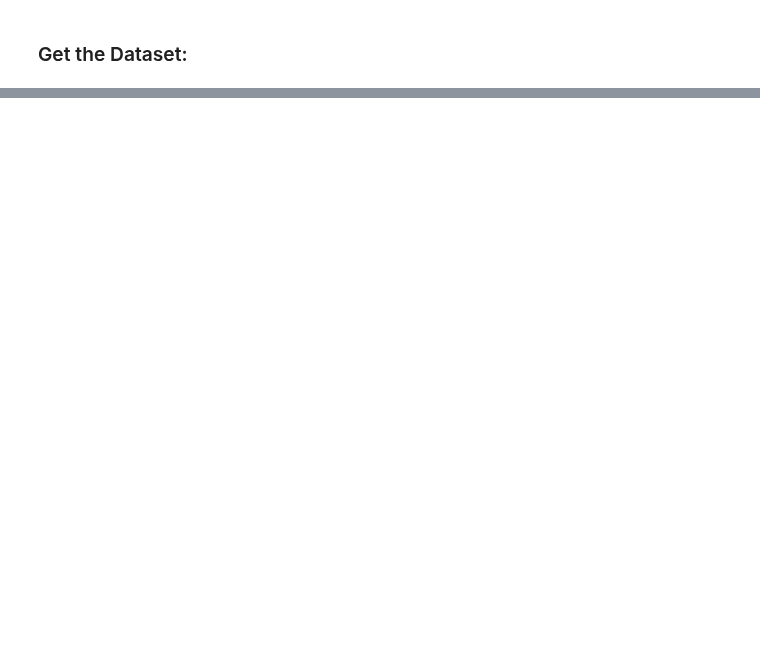
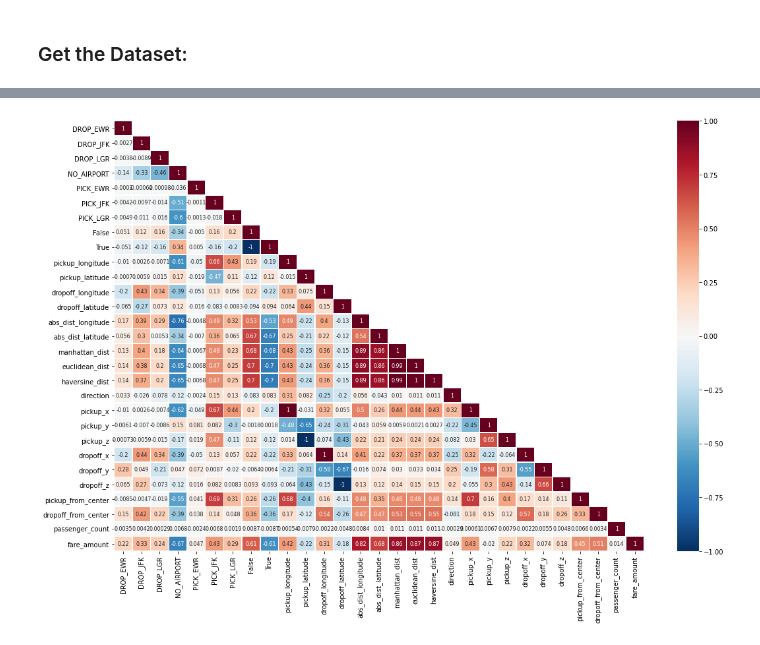
Before and after one commit to CalenDario13/NYC_Taxi, a Jupyter notebook: BDC_project_data_briks.ipynb, the cells around one changed output, grey strips where cells are left out. Saved outputs shown, nothing was run; the diff lists cells and outputs as text; code cells hidden in the pictures; blank space fills up the shorter version.

```diff
--- a/BDC_project_data_briks.ipynb
+++ b/BDC_project_data_briks.ipynb
@@ -61,0 +1001,6 @@ print(time() - s)
+# %%
+# Remove Outlayers:
+data = data.filter('fare_amount < 100')
+# %%
+# Round to the third decimal:
+data = data.withColumn('fare_amount', F.round('fare_amount', 3))
@@ -61,0 +1024,2 @@ print(time() - s)
+# %%
+train, validation = data.randomSplit(weights=[0.95, 0.05], seed=123)
@@ -61,0 +2290,8 @@ print(time() - s)
+# %%
+NUMERICAL = ['pickup_longitude','pickup_latitude','dropoff_longitude','dropoff_latitude',
+             'abs_dist_longitude', 'abs_dist_latitude', 'manhattan_dist', 'euclidean_dist', 'haversine_dist',
+             'direction', 'pickup_x','pickup_y', 'pickup_z','dropoff_x', 'dropoff_y','dropoff_z', 'pickup_from_center',
+             'dropoff_from_center', 'passenger_count'
+            ]
+CATEGORICAL = ['airport', 'long_short']
+TARGET = 'fare_amount'
@@ -61,0 +2300,5 @@ print(time() - s)
+# %%
+utils = ModelUtils(NUMERICAL, CATEGORICAL, TARGET)
+utils.compute_correlation(method='pearson', df=train, include_target=True, size=(18,12))
+# %% [output]
+[figure, added]
```
Also changed, not shown: parts of 224 cells of this notebook, 3 other files.
